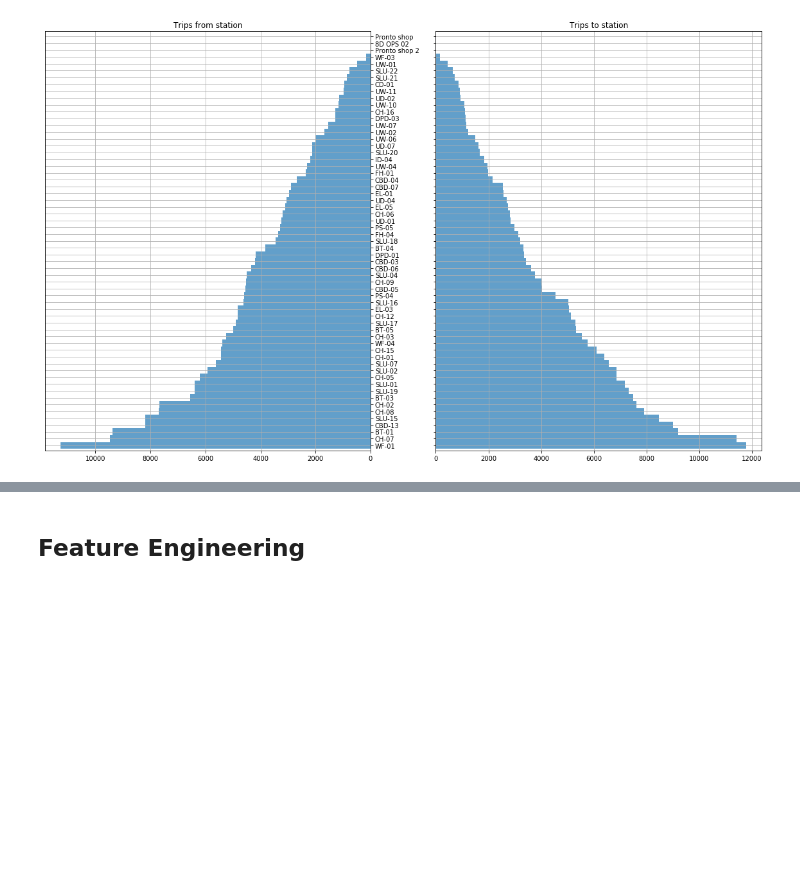
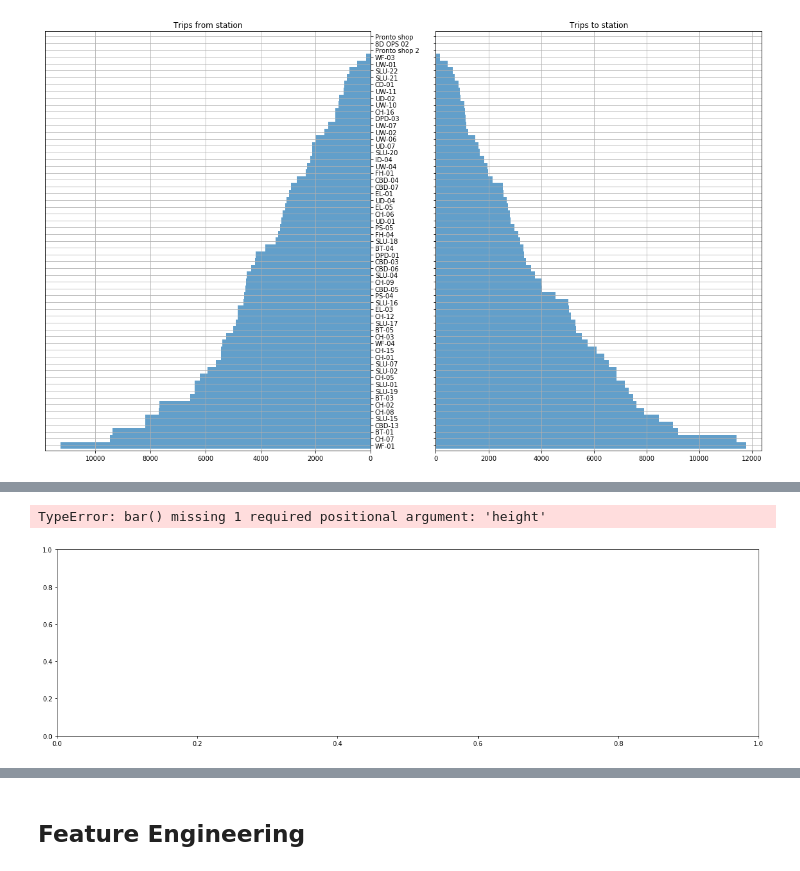
Before and after one commit to s-gr/RSSMNN, a Jupyter notebook: notebook.ipynb, the cells around one changed output, grey strips where cells are left out. Saved outputs shown, nothing was run; the diff lists cells and outputs as text; code cells hidden in the pictures; blank space fills up the shorter version.

```diff
--- a/notebook.ipynb
+++ b/notebook.ipynb
@@ -310,0 +325,5 @@ plt.show()
+# %%
+trip['start_month'] = trip.starttime.dt.month
+trip['start_week'] = trip.starttime.dt.week
+trip['start_weekday'] = trip.starttime.dt.weekday
+trip['start_Date'] = trip.starttime.dt.date
@@ -311,3 +351,15 @@ plt.show()
+# %%
+fig = plt.figure(figsize=(20,12))
+fig.add_subplot(2,1,1)
+plt.bar(x = 'start_weekday', y = 'start_week')
+plt.title('Trips from station')
+fig.add_subplot(2,1,2)
+trip['start_weekday'].value_counts().plot(kind='bar', rot=0, grid=True, alpha=0.7, width=1)
+plt.title('Trips to station')
+plt.show()
+# %% [output]
+TypeError: bar() missing 1 required positional argument: 'height'
+[figure, added]
 # %%
 # Setting up an empty map
 flm_map = folium.Map(location=[47.635, -122.31], zoom_start=12)
```
Also changed, not shown: parts of 19 cells of this notebook, 2 other files.
